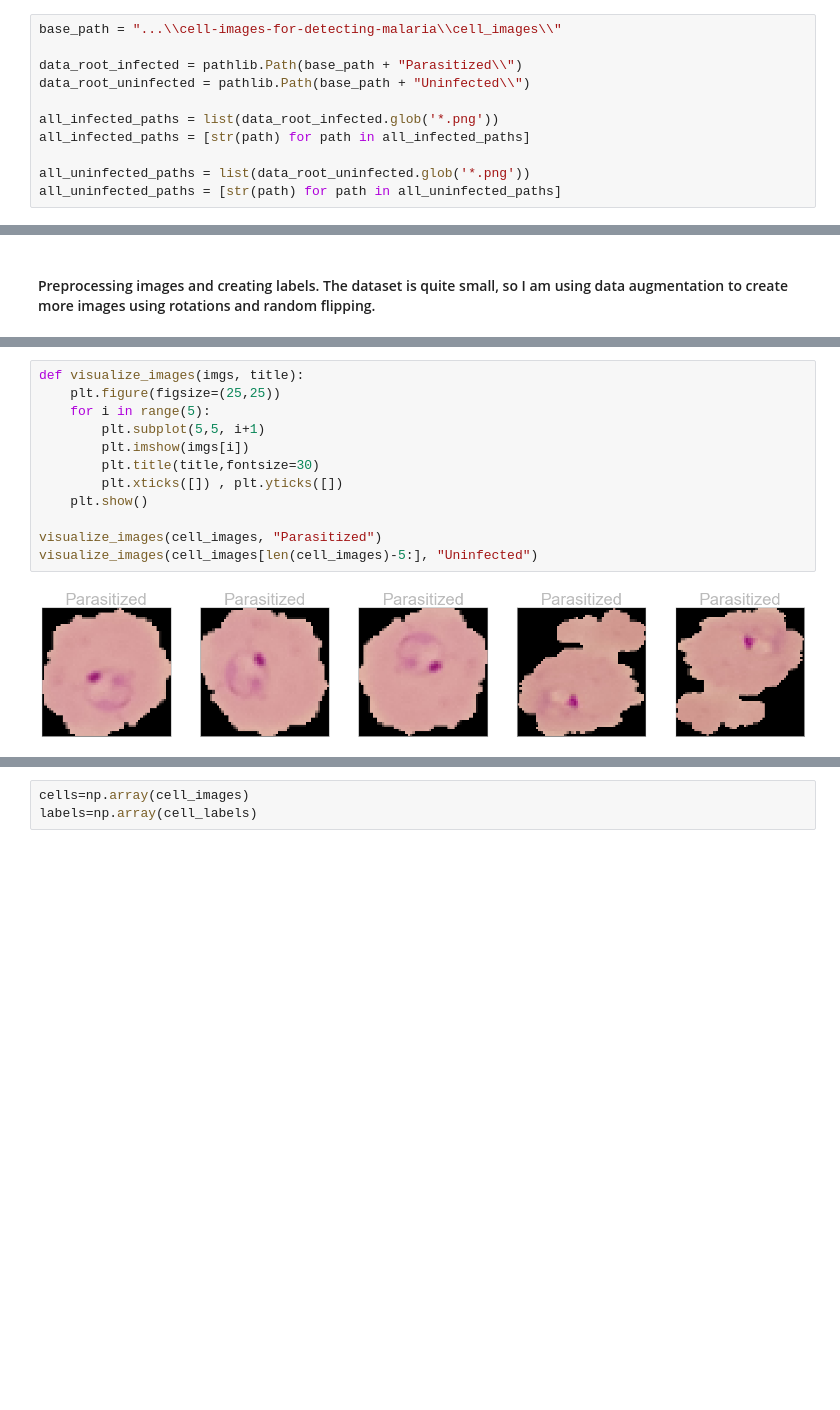
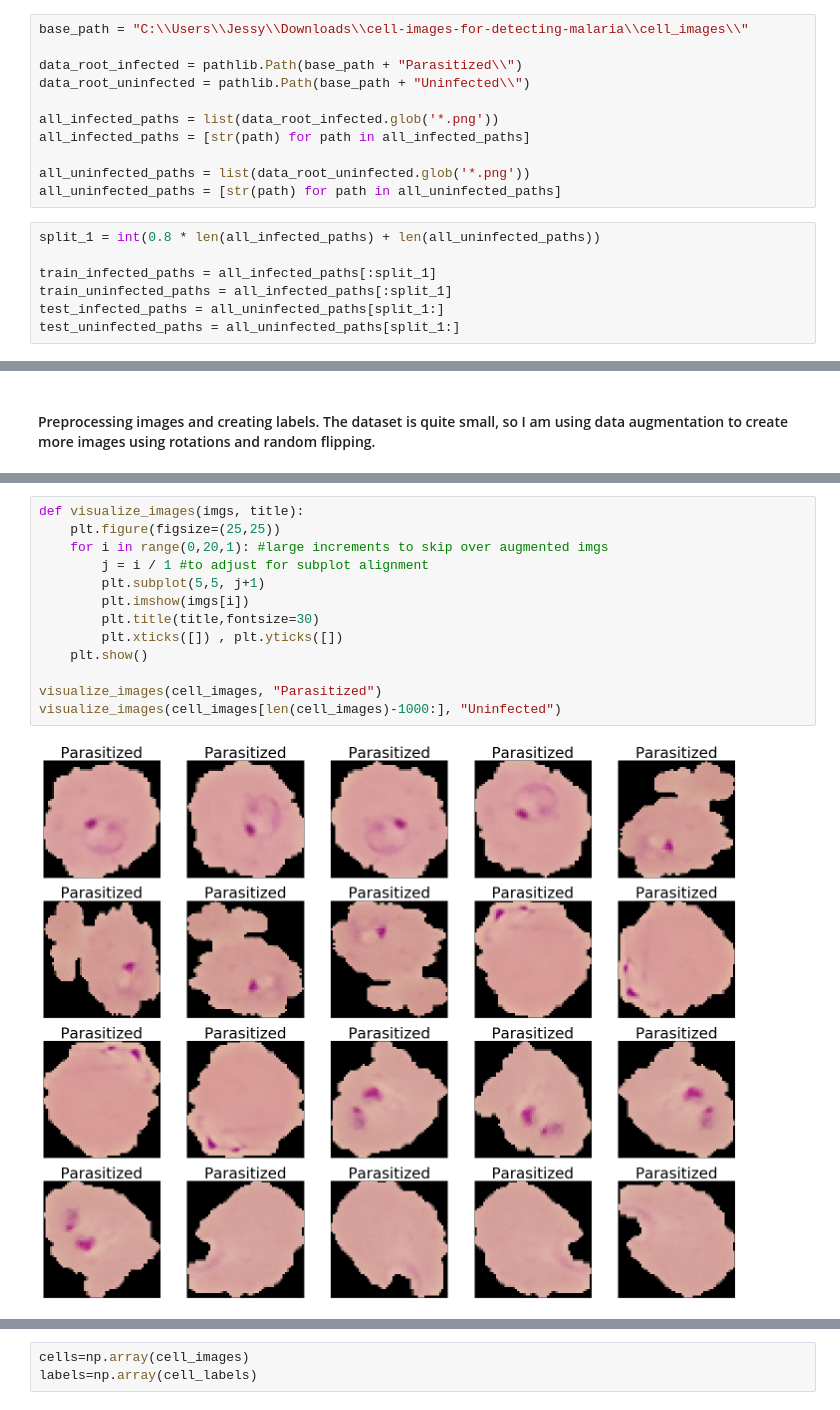
Before and after one commit to jessiemjones/malaria-detection-CNN, a Jupyter notebook: Malaria detection.ipynb, the cells around one changed output, grey strips where cells are left out. Cells and saved outputs as stored; diff of their text form; blank space fills up the shorter version.

```diff
--- a/Malaria detection.ipynb
+++ b/Malaria detection.ipynb
@@ -22,5 +21,5 @@ tf.__version__
 # %%
-base_path = "...\\cell-images-for-detecting-malaria\\cell_images\\"
+base_path = "C:\\Users\\Jessy\\Downloads\\cell-images-for-detecting-malaria\\cell_images\\"
 
 data_root_infected = pathlib.Path(base_path + "Parasitized\\")
 data_root_uninfected = pathlib.Path(base_path + "Uninfected\\")
@@ -30,6 +29,13 @@ all_infected_paths = [str(path) for path in all_infected_paths]
 
 all_uninfected_paths = list(data_root_uninfected.glob('*.png'))
 all_uninfected_paths = [str(path) for path in all_uninfected_paths]
+# %%
+split_1 = int(0.8 * len(all_infected_paths) + len(all_uninfected_paths))
+
+train_infected_paths = all_infected_paths[:split_1]
+train_uninfected_paths = all_infected_paths[:split_1]
+test_infected_paths = all_uninfected_paths[split_1:]
+test_uninfected_paths = all_uninfected_paths[split_1:]
 # %% [markdown]
 #### Image preprocessing functions.
 # %%
@@ -83,14 +90,15 @@ We can see a few of the images after preprocessing and augmentation.  It seems t
 # %%
 def visualize_images(imgs, title):
     plt.figure(figsize=(25,25))
-    for i in range(5):
-        plt.subplot(5,5, i+1)
+    for i in range(0,20,1): #large increments to skip over augmented imgs
+        j = i / 1 #to adjust for subplot alignment
+        plt.subplot(5,5, j+1)
         plt.imshow(imgs[i])
         plt.title(title,fontsize=30)
         plt.xticks([]) , plt.yticks([])
     plt.show()
 
 visualize_images(cell_images, "Parasitized")
-visualize_images(cell_images[len(cell_images)-5:], "Uninfected")
+visualize_images(cell_images[len(cell_images)-1000:], "Uninfected")
 # %% [output]
-[figure, old version]
+[figure, new version]
```
Also changed, not shown: parts of 21 cells of this notebook, 6 other files.
